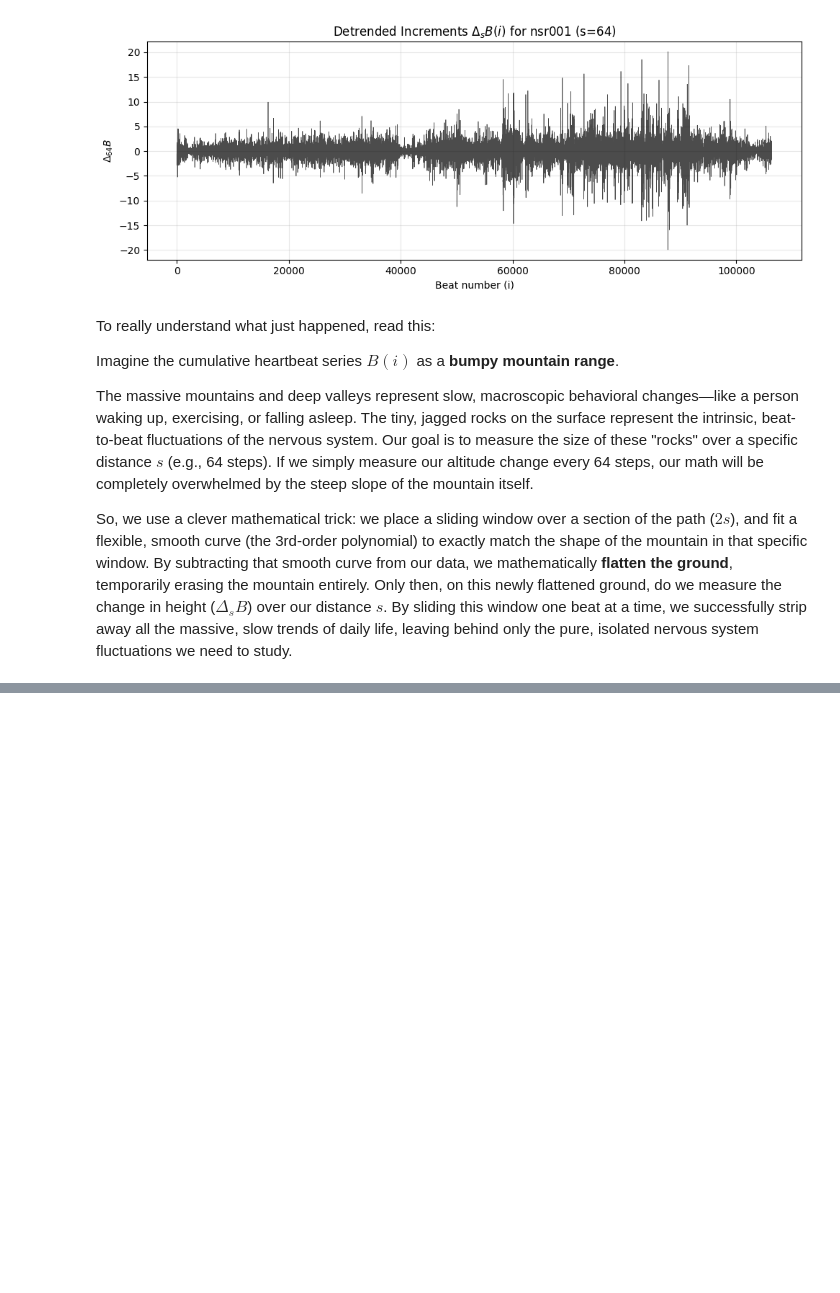
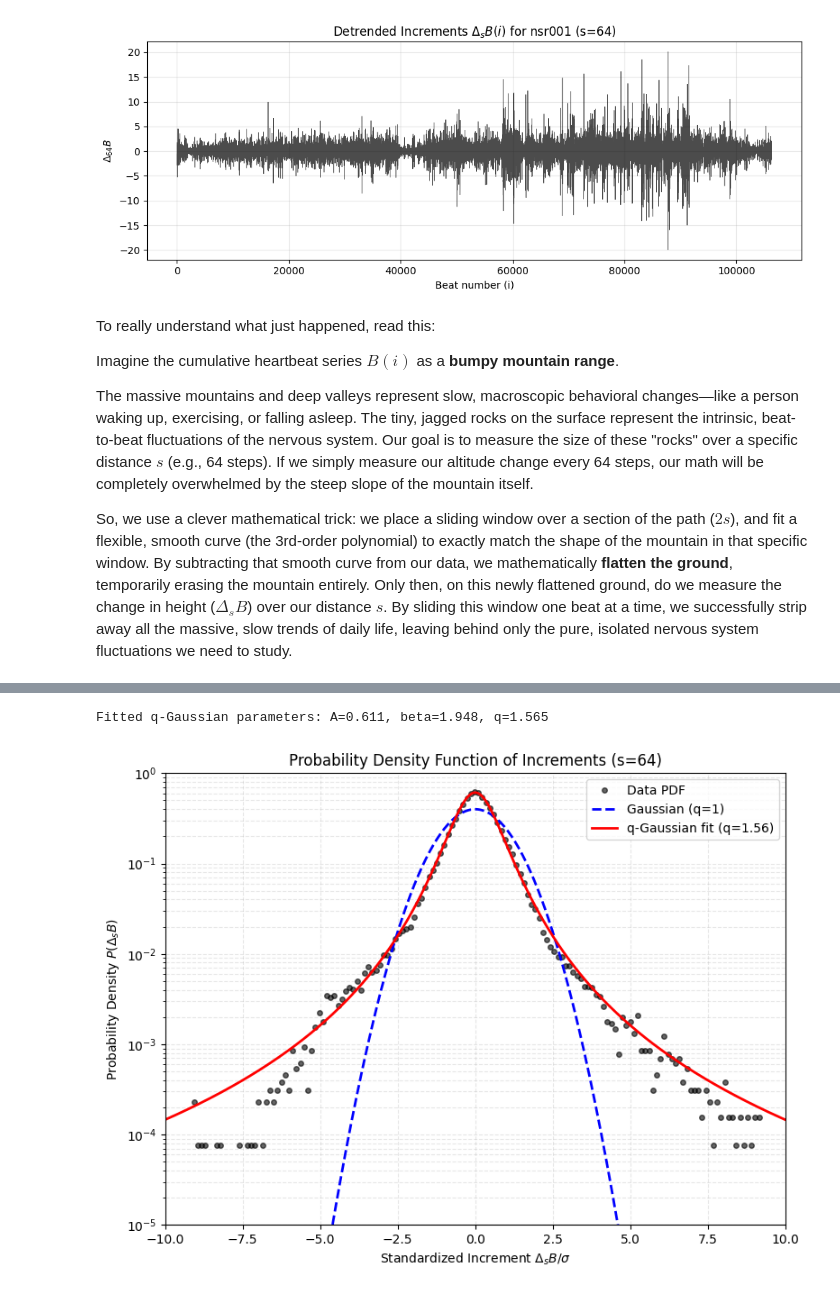
Before and after one commit to amirh0ss3in/LCPAProject, a Jupyter notebook: main.ipynb, the cells around one changed output, grey strips where cells are left out. Saved outputs shown, nothing was run; the diff lists cells and outputs as text; code cells hidden in the pictures; blank space fills up the shorter version.

```diff
--- a/main.ipynb
+++ b/main.ipynb
@@ -137,0 +144,61 @@ So, we use a clever mathematical trick: we place a sliding window over a section
+# %%
+from scipy.optimize import curve_fit
+
+# 1. Standardize the increments (mean = 0, standard deviation = 1)
+std_increments = delta_B_s64 / np.std(delta_B_s64)
+
+# 2. Calculate the Histogram (PDF)
+counts, bin_edges = np.histogram(std_increments, bins=150, density=True)
+bin_centers = (bin_edges[:-1] + bin_edges[1:]) / 2
+
+# Filter out empty bins so we don't take log(0)
+mask = counts > 0
+x_data = bin_centers[mask]
+y_data = counts[mask]
+
+# 3. Define the standard Gaussian (mean=0, std=1)
+def gaussian(x):
+    return (1 / np.sqrt(2 * np.pi)) * np.exp(-0.5 * x**2)
+
+# 4. Define the q-Gaussian (from Tsallis statistics)
+def q_gaussian(x, A, beta, q):
+    # The mathematical form for q-Gaussian
+    # When q -> 1, this becomes a standard Gaussian
+    # When q > 1, it develops "fat tails"
+    return A * (1 - (1 - q) * beta * x**2)**(1 / (1 - q))
+
+# 5. Fit the q-Gaussian to our data
+# We provide initial guesses: A=0.4 (peak of Gaussian), beta=0.5, q=1.5
+popt, pcov = curve_fit(q_gaussian, x_data, y_data, p0=[0.4, 0.5, 1.5])
+A_fit, beta_fit, q_fit = popt
+
+print(f"Fitted q-Gaussian parameters: A={A_fit:.3f}, beta={beta_fit:.3f}, q={q_fit:.3f}")
+
+# 6. Plot the results on a Logarithmic scale
+plt.figure(figsize=(8, 6))
+
+# Plot the actual data as scatter points
+plt.plot(x_data, y_data, 'o', markersize=4, color='black', alpha=0.6, label='Data PDF')
+
+# Plot the theoretical Gaussian
+x_plot = np.linspace(-15, 15, 500)
+plt.plot(x_plot, gaussian(x_plot), '--', color='blue', lw=2, label='Gaussian (q=1)')
+
+# Plot our fitted q-Gaussian
+plt.plot(x_plot, q_gaussian(x_plot, *popt), '-', color='red', lw=2,
+         label=f'q-Gaussian fit (q={q_fit:.2f})')
+
+plt.yscale('log') # This is crucial!
+plt.xlim(-10, 10)
+plt.ylim(1e-5, 1)
+
+plt.title(f"Probability Density Function of Increments (s={s_test})")
+plt.xlabel(r"Standardized Increment $\Delta_s B / \sigma$")
+plt.ylabel(r"Probability Density $P(\Delta_s B)$")
+plt.legend()
+plt.grid(True, alpha=0.3, which="both", ls="--")
+plt.tight_layout()
+plt.show()
+# %% [output]
+Fitted q-Gaussian parameters: A=0.611, beta=1.948, q=1.565
+[figure, added]
```
Also changed, not shown: parts of 5 cells of this notebook.
